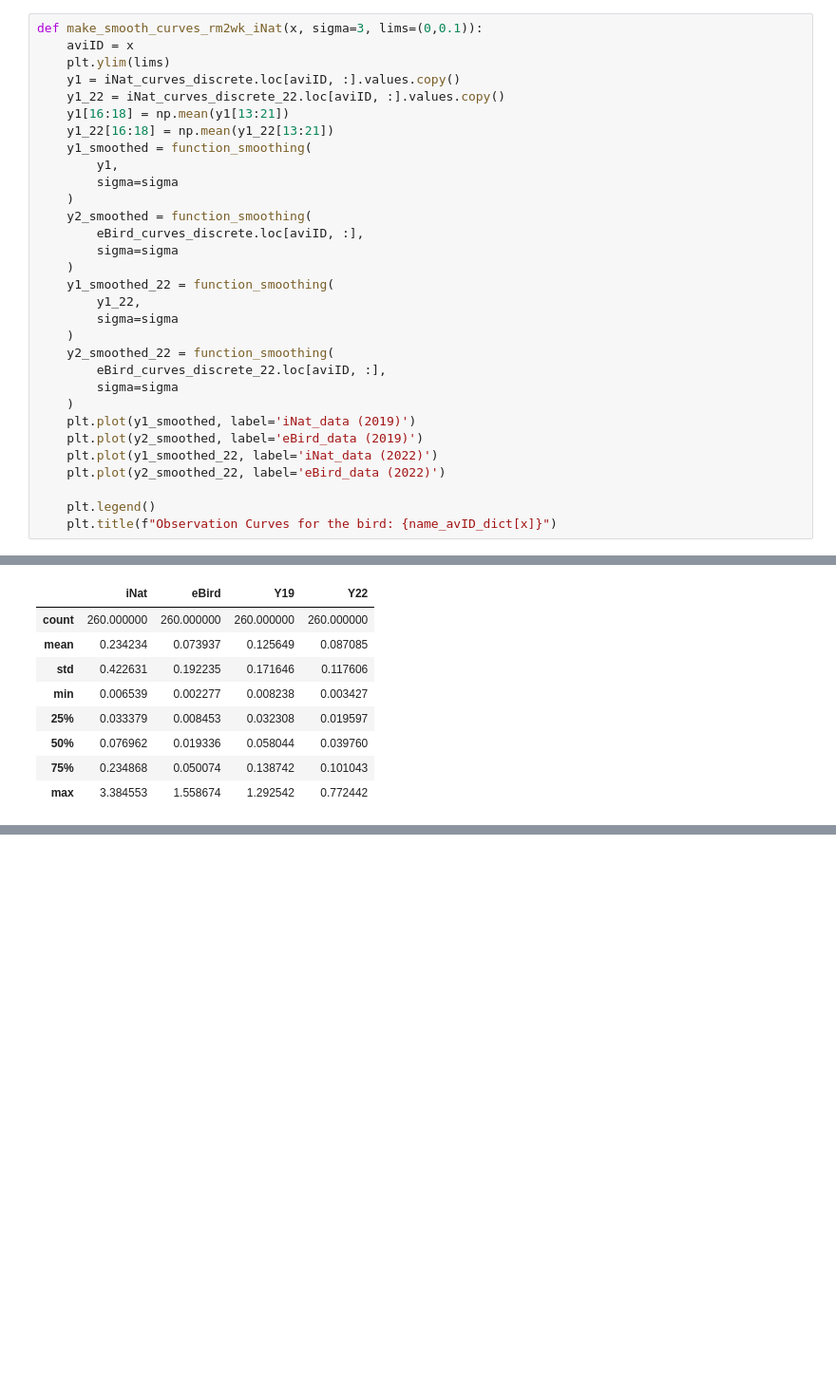
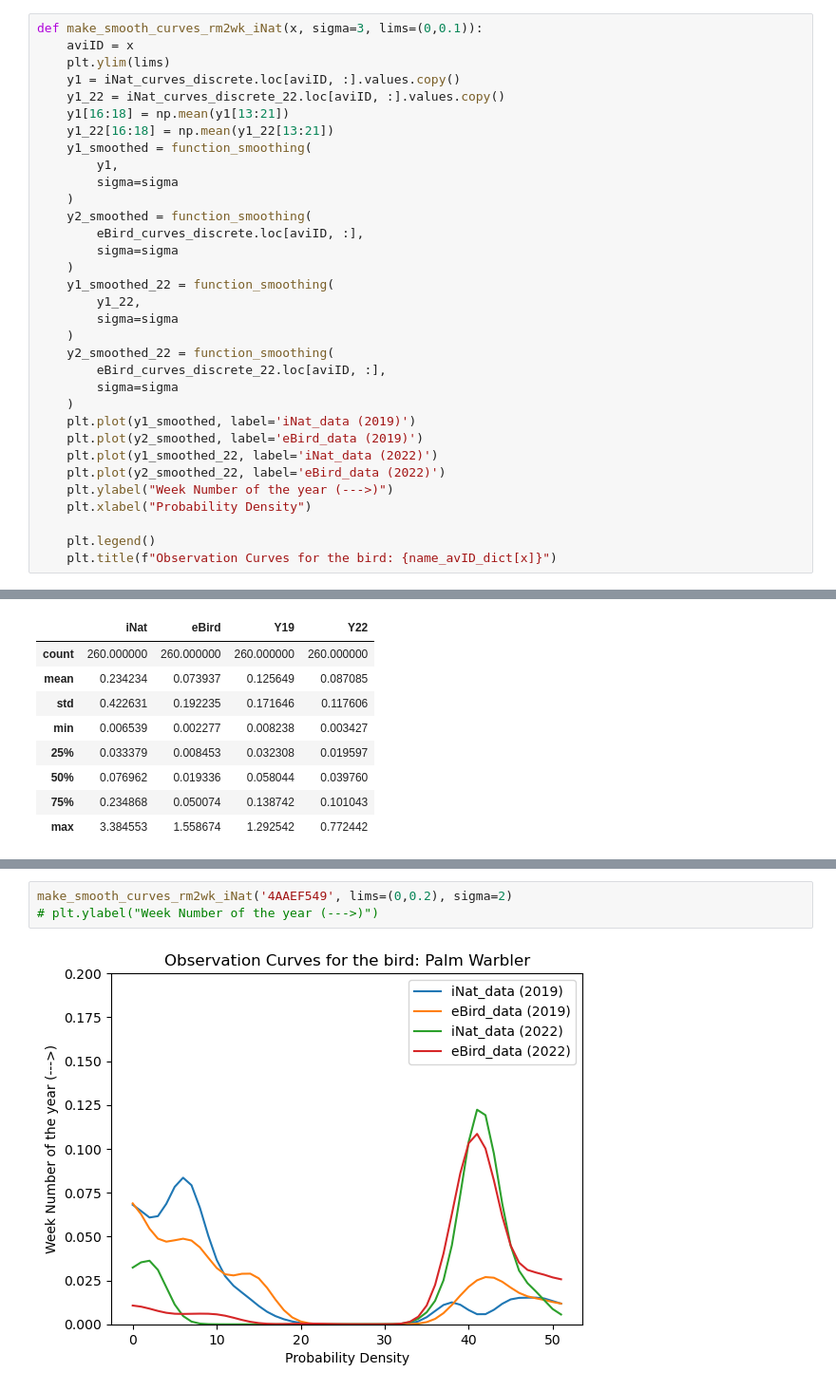
Before and after one commit to devendragovil/explorations_func_data, a Jupyter notebook: notebook_meeting/basic_EDA5_reproduced.ipynb, the cells around one changed output, grey strips where cells are left out. Shown at 95% size. Saved outputs shown, nothing was run; the diff lists cells and outputs as text; blank space fills up the shorter version.

```diff
--- a/notebook_meeting/basic_EDA5_reproduced.ipynb
+++ b/notebook_meeting/basic_EDA5_reproduced.ipynb
@@ -785,6 +785,8 @@ def make_smooth_curves_rm2wk_iNat(x, sigma=3, lims=(0,0.1)):
     plt.plot(y2_smoothed, label='eBird_data (2019)')
     plt.plot(y1_smoothed_22, label='iNat_data (2022)')
     plt.plot(y2_smoothed_22, label='eBird_data (2022)')
+    plt.ylabel("Week Number of the year (--->)")
+    plt.xlabel("Probability Density")
 
     plt.legend()
     plt.title(f"Observation Curves for the bird: {name_avID_dict[x]}")
@@ -909,0 +1162,5 @@ For lacy meeting:
+# %%
+make_smooth_curves_rm2wk_iNat('4AAEF549', lims=(0,0.2), sigma=2)
+# plt.ylabel("Week Number of the year (--->)")
+# %% [output]
+[figure, added]
```
Also changed, not shown: parts of 30 cells of this notebook, 4 other files.
